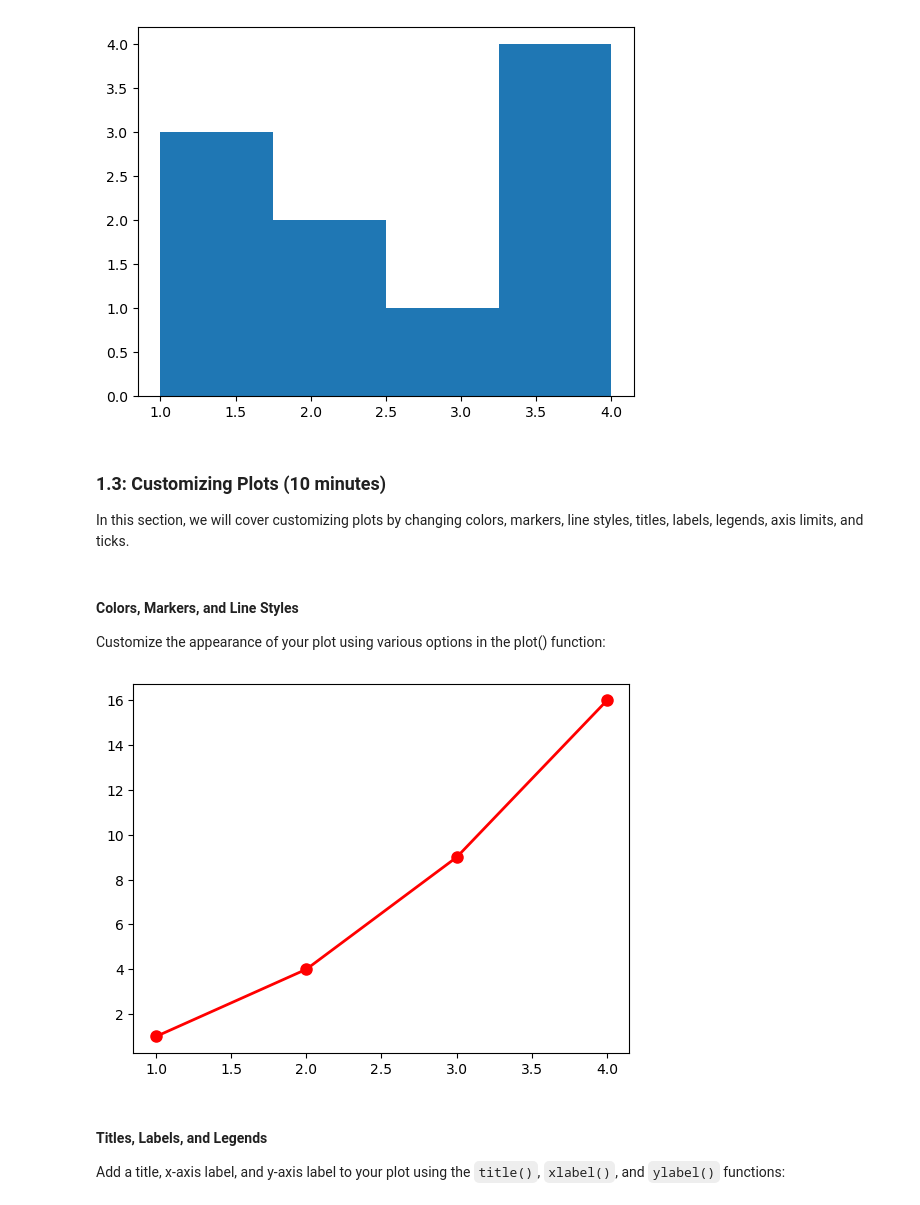
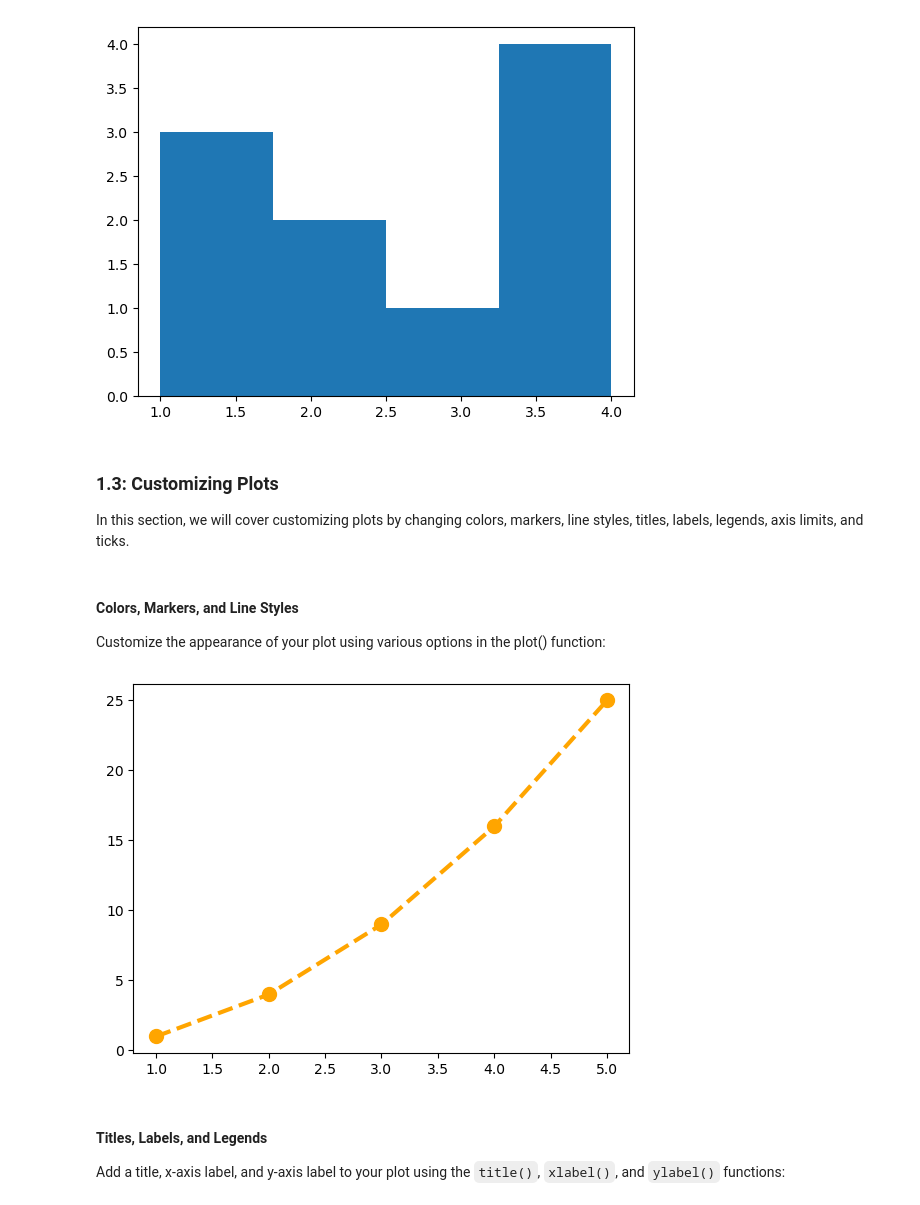
Before and after one commit to yibeichan/COMM160DS, a Jupyter notebook: week_4/lecture_part1.ipynb, the cells around one changed output. Drawn from its saved outputs; the diff is of its cells as text; code cells hidden in the pictures.

```diff
--- a/week_4/lecture_part1.ipynb
+++ b/week_4/lecture_part1.ipynb
@@ -61,20 +60,21 @@ plt.show()
 # %% [output]
 [figure]
 # %% [markdown]
-### 1.3: Customizing Plots (10 minutes)
+### 1.3: Customizing Plots
+
 In this section, we will cover customizing plots by changing colors, markers, line styles, titles, labels, legends, axis limits, and ticks.
 # %% [markdown]
 #### Colors, Markers, and Line Styles
 
 Customize the appearance of your plot using various options in the plot() function:
 # %%
-x = [1, 2, 3, 4]
-y = [1, 4, 9, 16]
+x = [1, 2, 3, 4, 5]
+y = [1, 4, 9, 16, 25]
 
-plt.plot(x, y, color='red', marker='o', linestyle='-', linewidth=2, markersize=8)
+plt.plot(x, y, color='orange', marker='o', linestyle='--', linewidth=3, markersize=10)
 plt.show()
 # %% [output]
-[figure, old version]
+[figure, new version]
 # %% [markdown]
 #### Titles, Labels, and Legends
 
```
Also changed, not shown: parts of 29 cells of this notebook, 3 other files.
